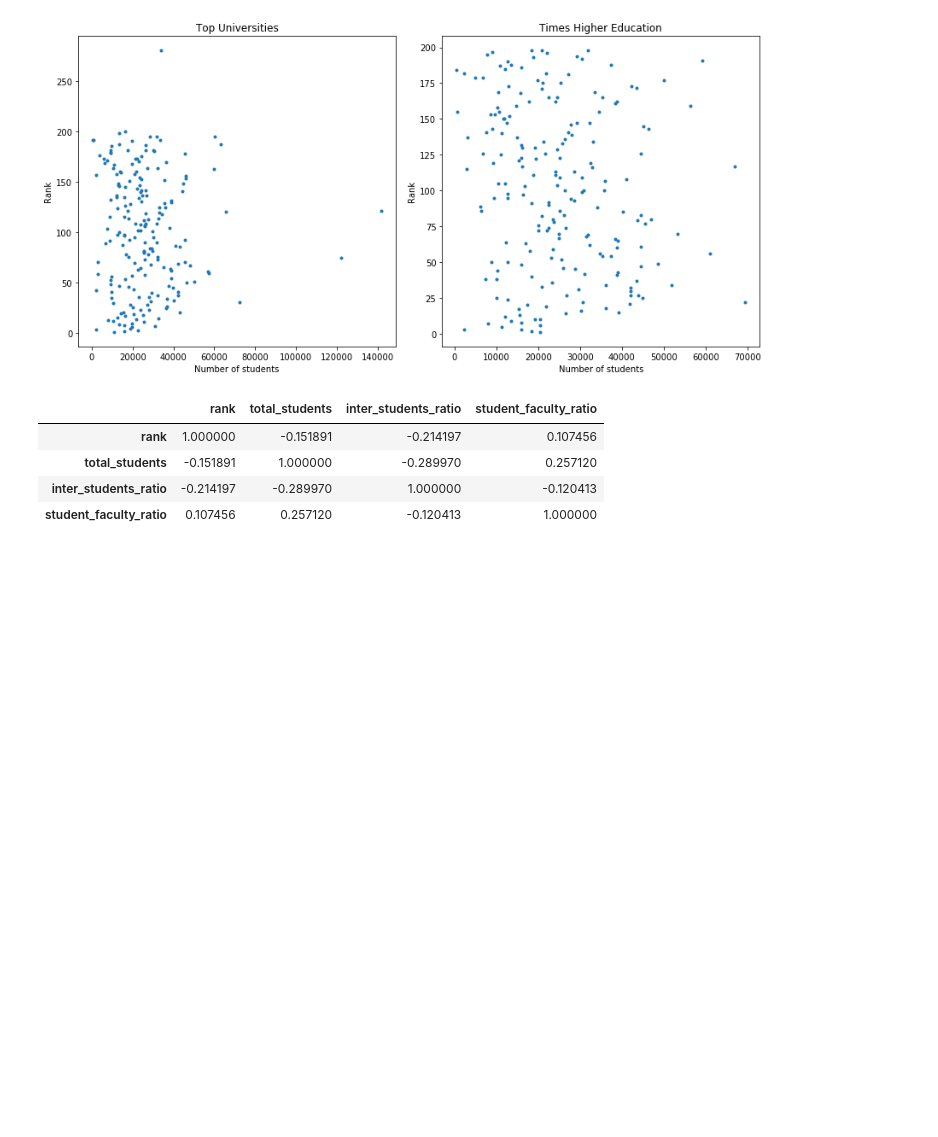
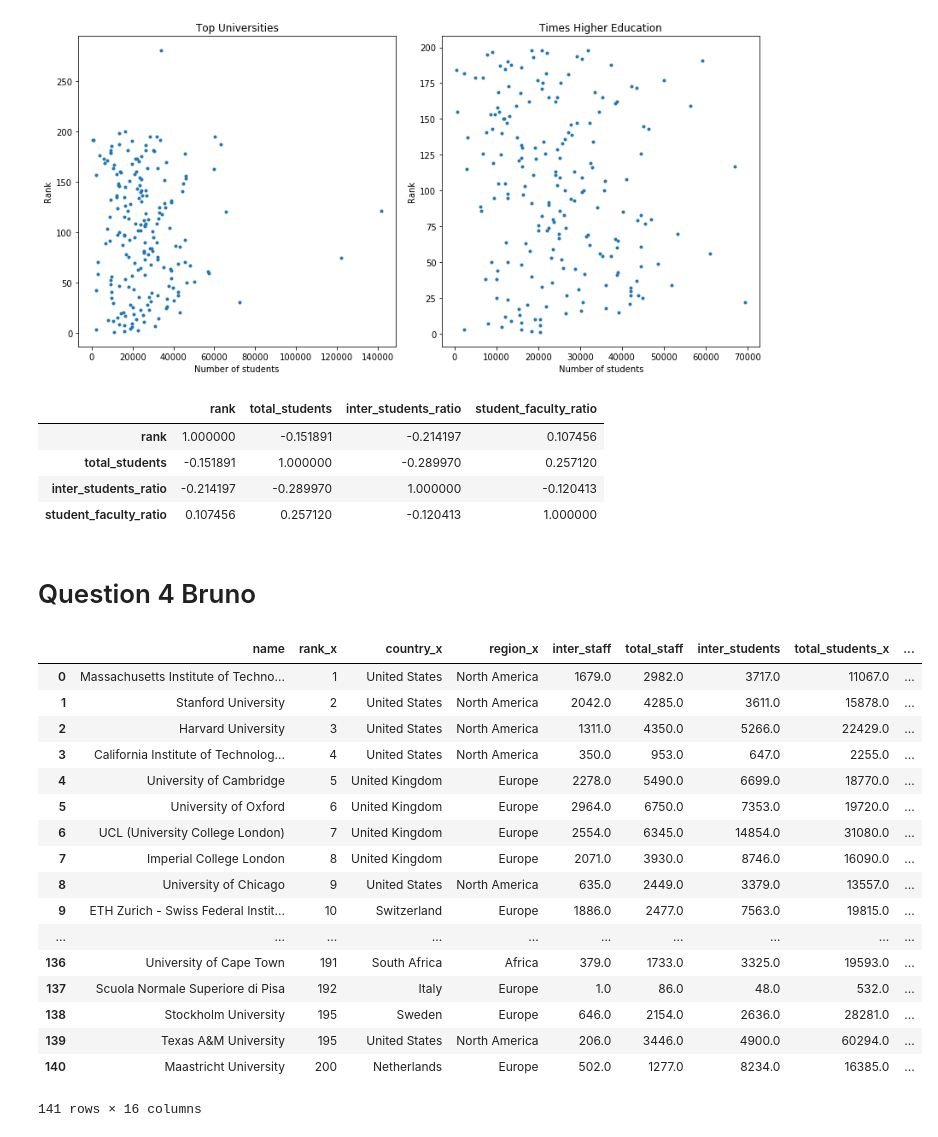
Before and after one commit to brunowicht/ada_project, a Jupyter notebook: 02 - Data from the Web/Homework2.ipynb, the cells around one changed output. Saved outputs shown, nothing was run; the diff lists cells and outputs as text; code cells hidden in the pictures; blank space fills up the shorter version.

Commit message:
alternative solution for question 4

```diff
--- a/02 - Data from the Web/Homework2.ipynb
+++ b/02 - Data from the Web/Homework2.ipynb
@@ -436,3 +434,27 @@ times_higher_df.corr()
 | total_students | -0.151891 | 1.000000 | -0.289970 | 0.257120 |
 | inter_students_ratio | -0.214197 | -0.289970 | 1.000000 | -0.120413 |
 | student_faculty_ratio | 0.107456 | 0.257120 | -0.120413 | 1.000000 |
+# %% [markdown]
+# Question 4 Bruno
+# %%
+merged = df1.merge(df2, how="inner", on="name")
+merged
+# %% [output]
+|  | name | rank_x | country_x | region_x | inter_staff | total_staff | inter_students | total_students_x | ... |
+| 0 | Massachusetts Institute of Techno... | 1 | United States | North America | 1679.0 | 2982.0 | 3717.0 | 11067.0 | ... |
+| 1 | Stanford University | 2 | United States | North America | 2042.0 | 4285.0 | 3611.0 | 15878.0 | ... |
+| 2 | Harvard University | 3 | United States | North America | 1311.0 | 4350.0 | 5266.0 | 22429.0 | ... |
+| 3 | California Institute of Technolog... | 4 | United States | North America | 350.0 | 953.0 | 647.0 | 2255.0 | ... |
+| 4 | University of Cambridge | 5 | United Kingdom | Europe | 2278.0 | 5490.0 | 6699.0 | 18770.0 | ... |
+| 5 | University of Oxford | 6 | United Kingdom | Europe | 2964.0 | 6750.0 | 7353.0 | 19720.0 | ... |
+| 6 | UCL (University College London) | 7 | United Kingdom | Europe | 2554.0 | 6345.0 | 14854.0 | 31080.0 | ... |
+| 7 | Imperial College London | 8 | United Kingdom | Europe | 2071.0 | 3930.0 | 8746.0 | 16090.0 | ... |
+| 8 | University of Chicago | 9 | United States | North America | 635.0 | 2449.0 | 3379.0 | 13557.0 | ... |
+| 9 | ETH Zurich - Swiss Federal Instit... | 10 | Switzerland | Europe | 1886.0 | 2477.0 | 7563.0 | 19815.0 | ... |
+| ... | ... | ... | ... | ... | ... | ... | ... | ... | ... |
+| 136 | University of Cape Town | 191 | South Africa | Africa | 379.0 | 1733.0 | 3325.0 | 19593.0 | ... |
+| 137 | Scuola Normale Superiore di Pisa | 192 | Italy | Europe | 1.0 | 86.0 | 48.0 | 532.0 | ... |
+| 138 | Stockholm University | 195 | Sweden | Europe | 646.0 | 2154.0 | 2636.0 | 28281.0 | ... |
+| 139 | Texas A&M University | 195 | United States | North America | 206.0 | 3446.0 | 4900.0 | 60294.0 | ... |
+| 140 | Maastricht University | 200 | Netherlands | Europe | 502.0 | 1277.0 | 8234.0 | 16385.0 | ... |
+141 rows × 16 columns
```
Also changed, not shown: parts of 3 cells of this notebook.
